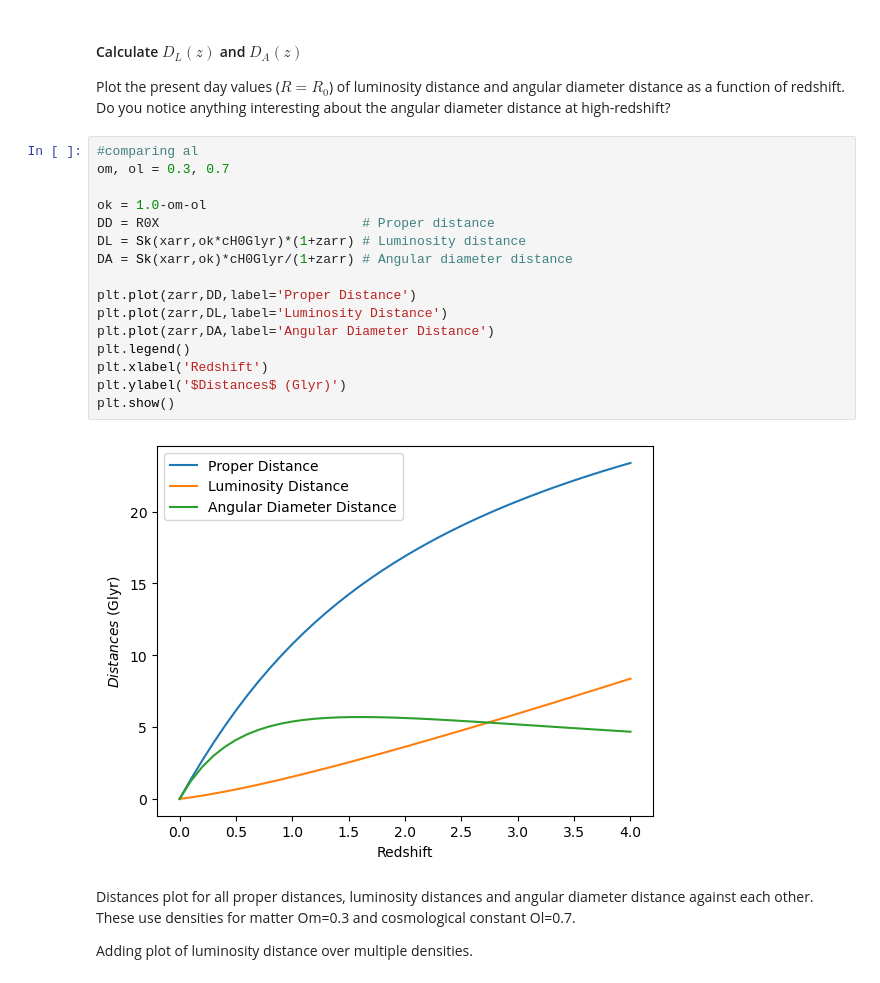
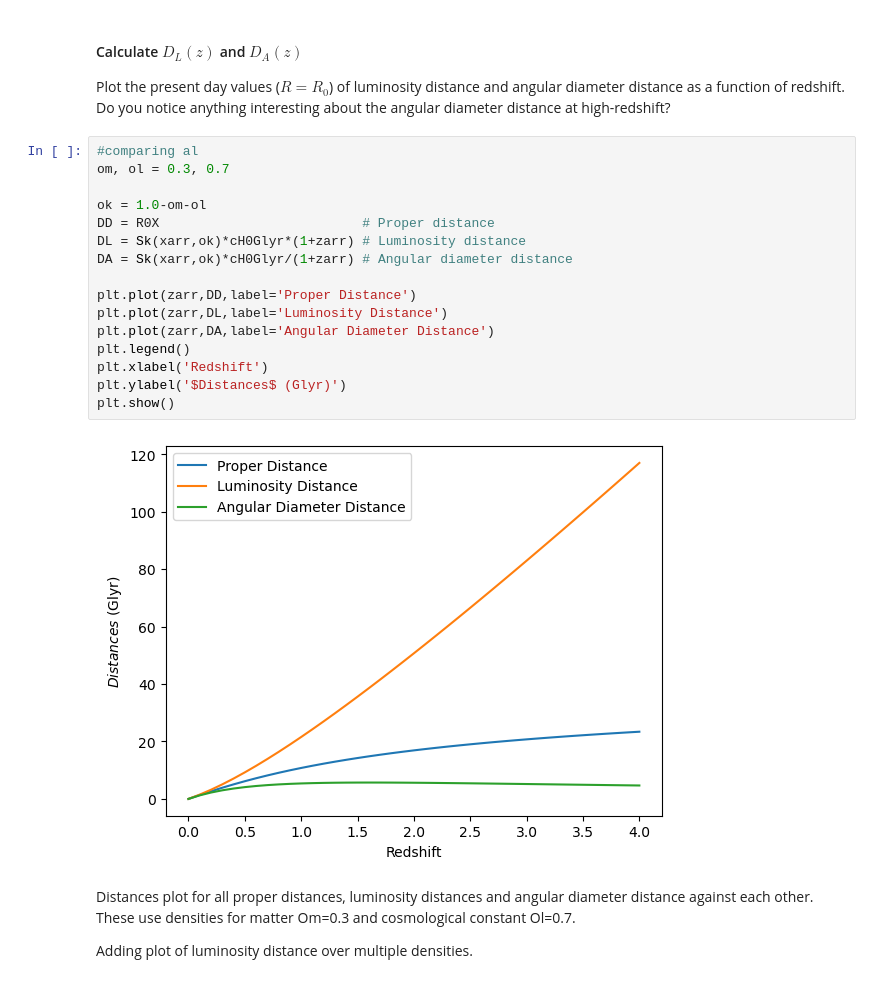
Before and after one commit to scotdevlin/Cosmo_tall, a Jupyter notebook: Distances (luminosity_last).ipynb, the cells around one changed output. Cells and saved outputs as stored; diff of their text form.

```diff
--- a/Distances (luminosity_last).ipynb
+++ b/Distances (luminosity_last).ipynb
@@ -162,21 +162,21 @@ Plot the present day values ($R=R_0$) of luminosity distance and angular diamete
 # %%
 #comparing al
 om, ol = 0.3, 0.7
 
 ok = 1.0-om-ol
 DD = R0X                          # Proper distance
-DL = Sk(xarr,ok*cH0Glyr)*(1+zarr) # Luminosity distance
+DL = Sk(xarr,ok)*cH0Glyr*(1+zarr) # Luminosity distance
 DA = Sk(xarr,ok)*cH0Glyr/(1+zarr) # Angular diameter distance
 
 plt.plot(zarr,DD,label='Proper Distance')
 plt.plot(zarr,DL,label='Luminosity Distance')
 plt.plot(zarr,DA,label='Angular Diameter Distance')
 plt.legend()
 plt.xlabel('Redshift')
 plt.ylabel('$Distances$ (Glyr)')
 plt.show()
 # %% [output]
-[figure, old version]
+[figure, new version]
 # %% [markdown]
 Distances plot for all proper distances, luminosity distances and angular diameter distance against each other. These use densities for matter Om=0.3 and cosmological constant Ol=0.7.
 
```
Also changed, not shown: parts of 1 cell of this notebook, 23 other files.
